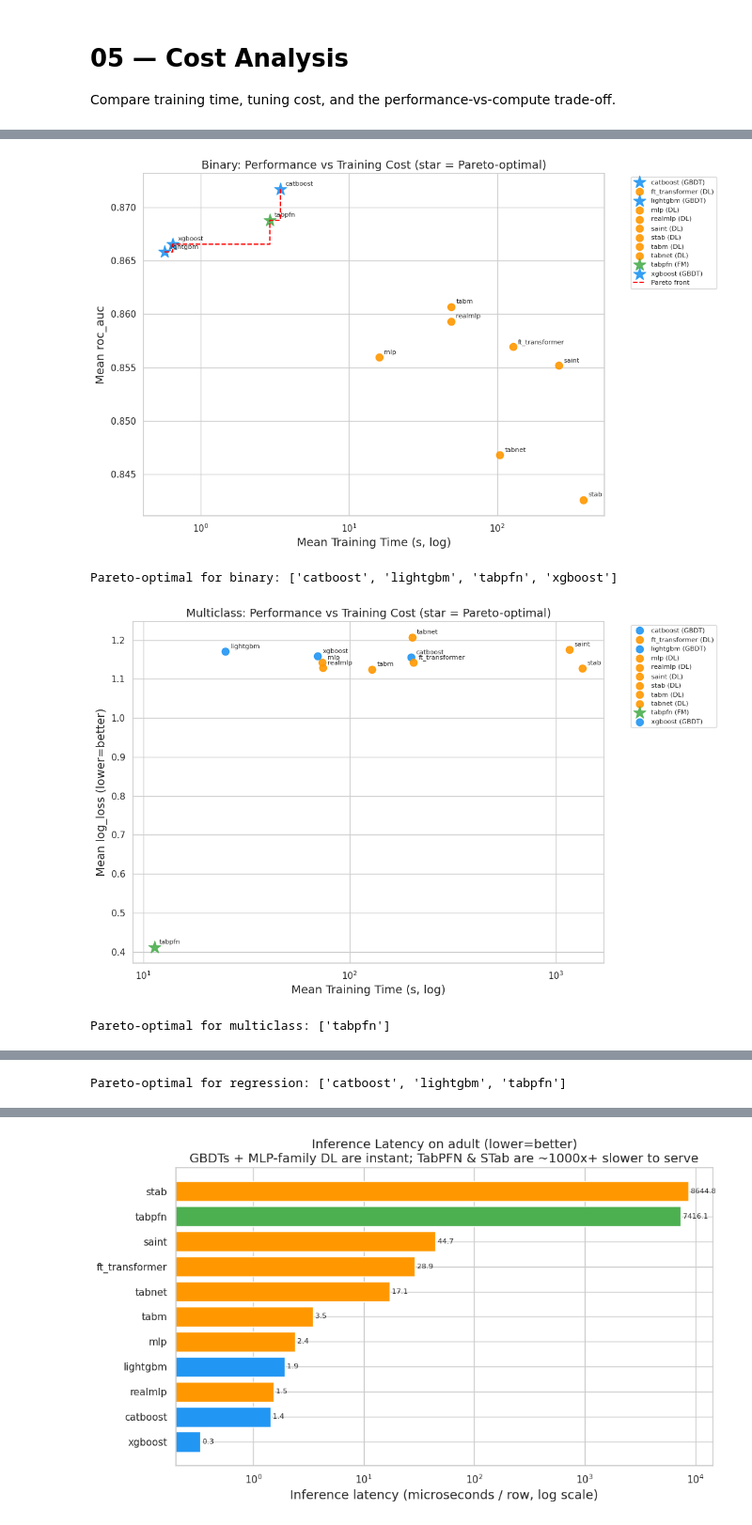
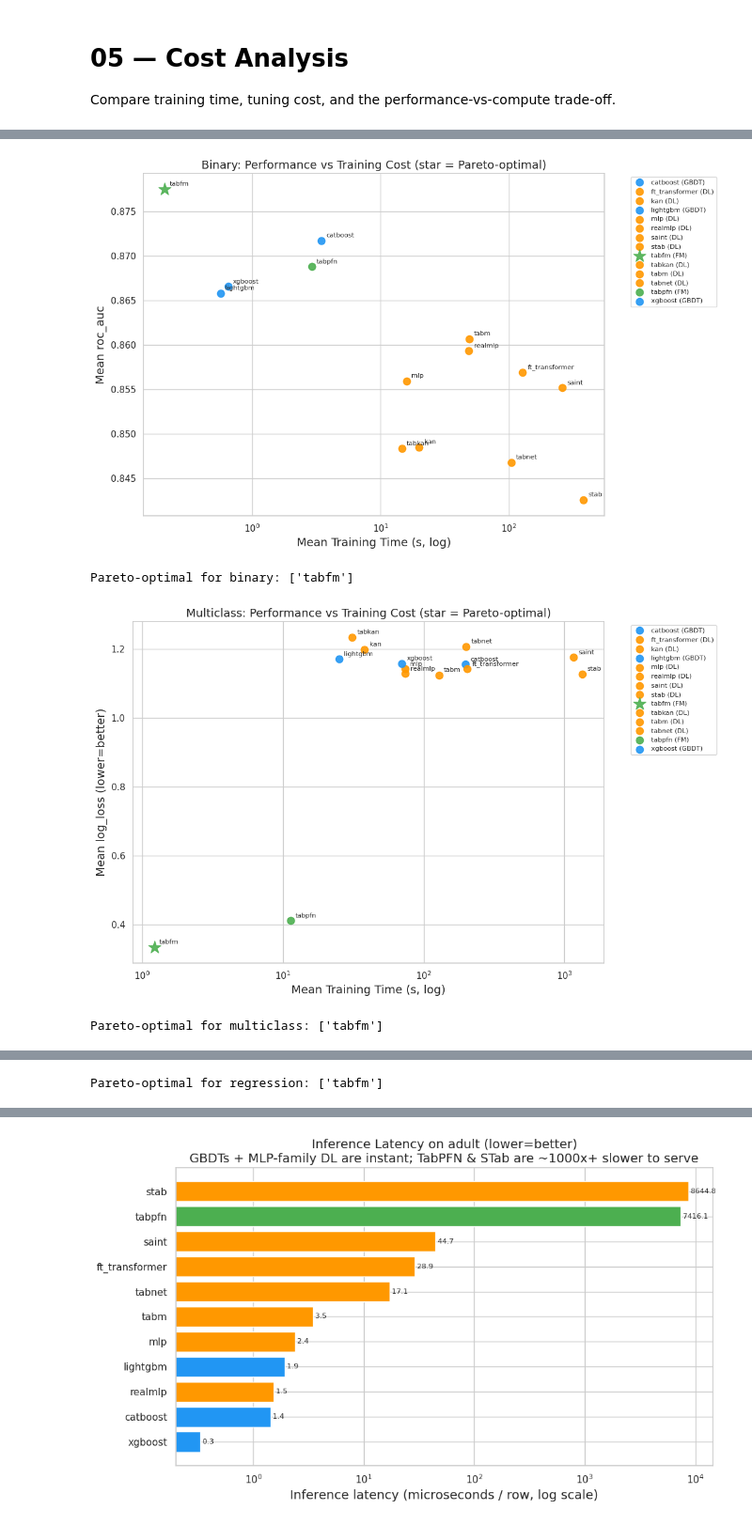
Before and after one commit to Gvascons/master-thesis, a Jupyter notebook: notebooks/05_cost_analysis.ipynb, the cells around one changed output, grey strips where cells are left out. Shown at 94% size. Cells and saved outputs as stored; diff of their text form; code cells hidden in the pictures.

```diff
--- a/notebooks/05_cost_analysis.ipynb
+++ b/notebooks/05_cost_analysis.ipynb
@@ -82,7 +85,8 @@ if 'tuning_time_s' in test_df.columns:
 model_families = {
     'xgboost': 'GBDT', 'lightgbm': 'GBDT', 'catboost': 'GBDT',
     'ft_transformer': 'DL', 'tabnet': 'DL', 'saint': 'DL', 'stab': 'DL',
-    'tabm': 'DL', 'mlp': 'DL', 'realmlp': 'DL', 'tabpfn': 'FM',
+    'tabm': 'DL', 'mlp': 'DL', 'realmlp': 'DL', 'kan': 'DL', 'tabkan': 'DL',
+    'tabpfn': 'FM', 'tabfm': 'FM',
 }
 FAMILY_COLORS = {'GBDT': '#2196F3', 'DL': '#FF9800', 'FM': '#4CAF50'}
 merged = test_df.copy()
@@ -118,34 +122,34 @@ for task_type, metric, higher_is_better in [
         train_time_s=('train_time_s', 'mean'),
         performance=(metric, 'mean'),
         family=('family', 'first')).reset_index()
     ms['pareto'] = compute_pareto_front(ms, 'train_time_s', 'performance', higher_is_better)
 
     fig, ax = plt.subplots(figsize=(11, 7))
     for _, row in ms.iterrows():
         ax.scatter(row['train_time_s'], row['performance'],
                    color=FAMILY_COLORS.get(row['family'], 'grey'),
                    marker='*' if row['pareto'] else 'o',
                    s=250 if row['pareto'] else 80, alpha=0.9,
                    label=f"{row['model']} ({row['family']})")
         ax.annotate(row['model'], (row['train_time_s'], row['performance']),
                     textcoords='offset points', xytext=(6, 4), fontsize=8)
     pp = ms[ms['pareto']].sort_values('train_time_s')
     if len(pp) >= 2:
         ax.step(pp['train_time_s'], pp['performance'], where='post',
                 linestyle='--', color='red', linewidth=1.5, label='Pareto front', zorder=1)
     ax.set_xscale('log'); ax.set_xlabel('Mean Training Time (s, log)')
     ax.set_ylabel(f'Mean {metric}' + (' (lower=better)' if not higher_is_better else ''))
     ax.set_title(f'{task_type.title()}: Performance vs Training Cost (star = Pareto-optimal)')
     h, l = ax.get_legend_handles_labels()
     ax.legend(dict(zip(l, h)).values(), dict(zip(l, h)).keys(),
               bbox_to_anchor=(1.05, 1), loc='upper left', fontsize=8)
     plt.tight_layout()
     plt.savefig(f'../results/figures/pareto_{task_type}.png', dpi=300, bbox_inches='tight')
     plt.savefig(f'../results/figures/pareto_{task_type}.pdf', bbox_inches='tight')
     plt.show()
     print(f"Pareto-optimal for {task_type}: {ms[ms['pareto']]['model'].tolist()}")
 # %% [output]
-[figure, old version]
+[figure, new version]
-Pareto-optimal for binary: ['catboost', 'lightgbm', 'tabpfn', 'xgboost']
+Pareto-optimal for binary: ['tabfm']
-[figure, old version]
+[figure, new version]
-Pareto-optimal for multiclass: ['tabpfn']
+Pareto-optimal for multiclass: ['tabfm']
@@ -153,4 +157,4 @@ Pareto-optimal for multiclass: ['tabpfn']
-Pareto-optimal for regression: ['catboost', 'lightgbm', 'tabpfn']
+Pareto-optimal for regression: ['tabfm']
 # %%
 # Total compute budget table
 if 'train_time_s' in test_df.columns and 'tuning_time_s' in test_df.columns:
```
Also changed, not shown: parts of 4 cells of this notebook, 12 other files.
